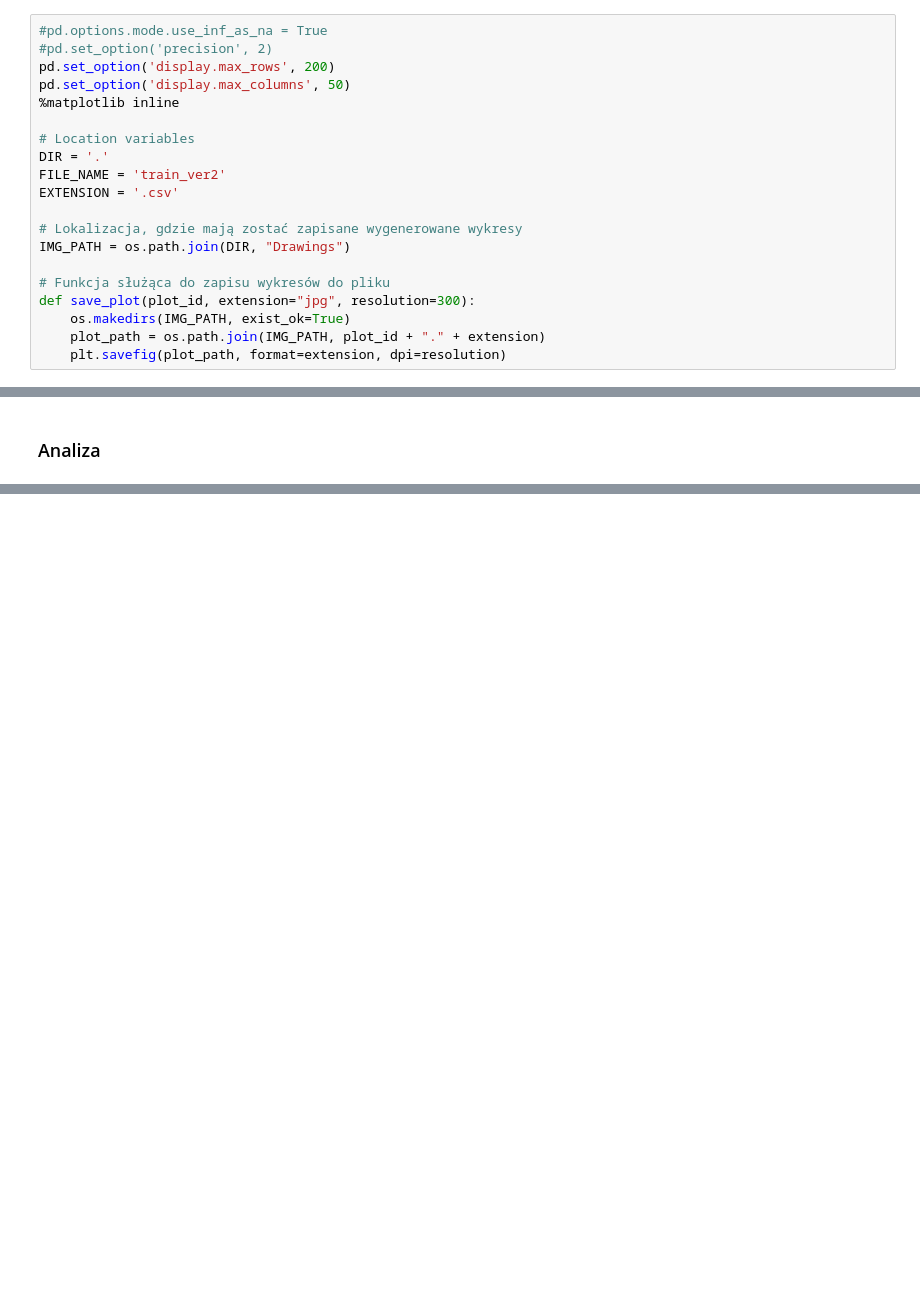
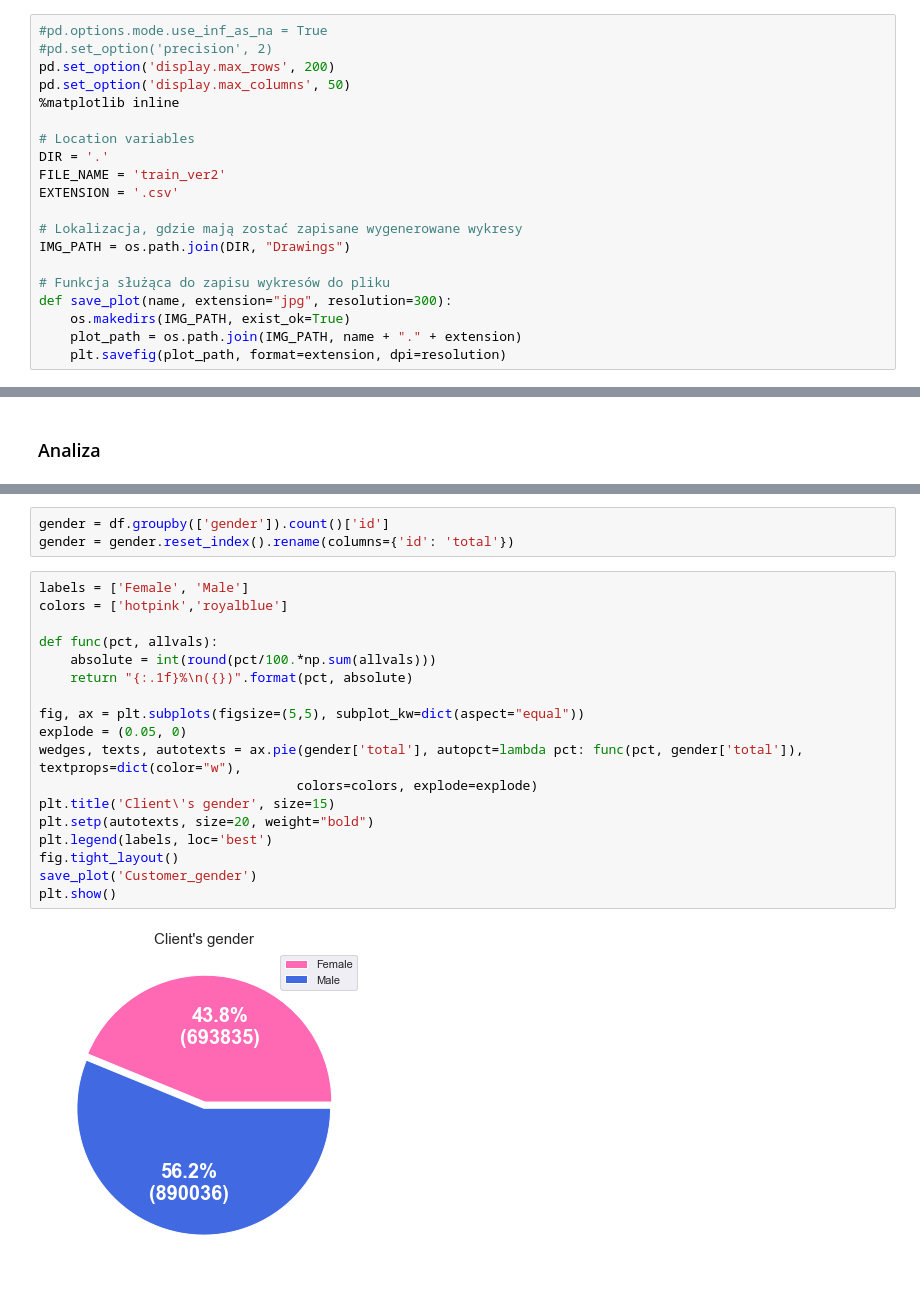
Before and after one commit to mcwilk/Santander, a Jupyter notebook: Santander_analysis.ipynb, the cells around one changed output, grey strips where cells are left out. Drawn from its saved outputs; the diff is of its cells as text; blank space fills up the shorter version.

```diff
--- a/Santander_analysis.ipynb
+++ b/Santander_analysis.ipynb
@@ -27,9 +28,9 @@ EXTENSION = '.csv'
 IMG_PATH = os.path.join(DIR, "Drawings")
 
 # Funkcja służąca do zapisu wykresów do pliku
-def save_plot(plot_id, extension="jpg", resolution=300):
+def save_plot(name, extension="jpg", resolution=300):
     os.makedirs(IMG_PATH, exist_ok=True)
-    plot_path = os.path.join(IMG_PATH, plot_id + "." + extension)
+    plot_path = os.path.join(IMG_PATH, name + "." + extension)
     plt.savefig(plot_path, format=extension, dpi=resolution)
 # %% [markdown]
 ### Podział danych
@@ -192,0 +171,23 @@ Z wykresu wynika...
+# %%
+gender = df.groupby(['gender']).count()['id']
+gender = gender.reset_index().rename(columns={'id': 'total'})
+# %%
+labels = ['Female', 'Male']
+colors = ['hotpink','royalblue']
+
+def func(pct, allvals):
+    absolute = int(round(pct/100.*np.sum(allvals)))
+    return "{:.1f}%\n({})".format(pct, absolute)
+
+fig, ax = plt.subplots(figsize=(5,5), subplot_kw=dict(aspect="equal"))
+explode = (0.05, 0)
+wedges, texts, autotexts = ax.pie(gender['total'], autopct=lambda pct: func(pct, gender['total']), textprops=dict(color="w"),
+                                 colors=colors, explode=explode)
+plt.title('Client\'s gender', size=15)
+plt.setp(autotexts, size=20, weight="bold")
+plt.legend(labels, loc='best')
+fig.tight_layout()
+save_plot('Customer_gender')
+plt.show()
+# %% [output]
+[figure, added]
```
Also changed, not shown: parts of 52 cells of this notebook.
